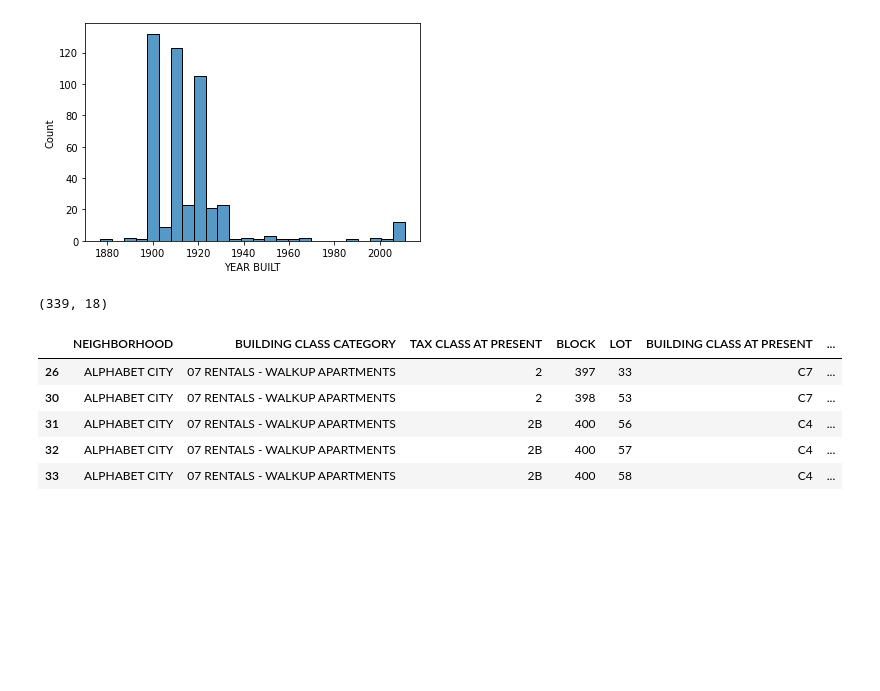
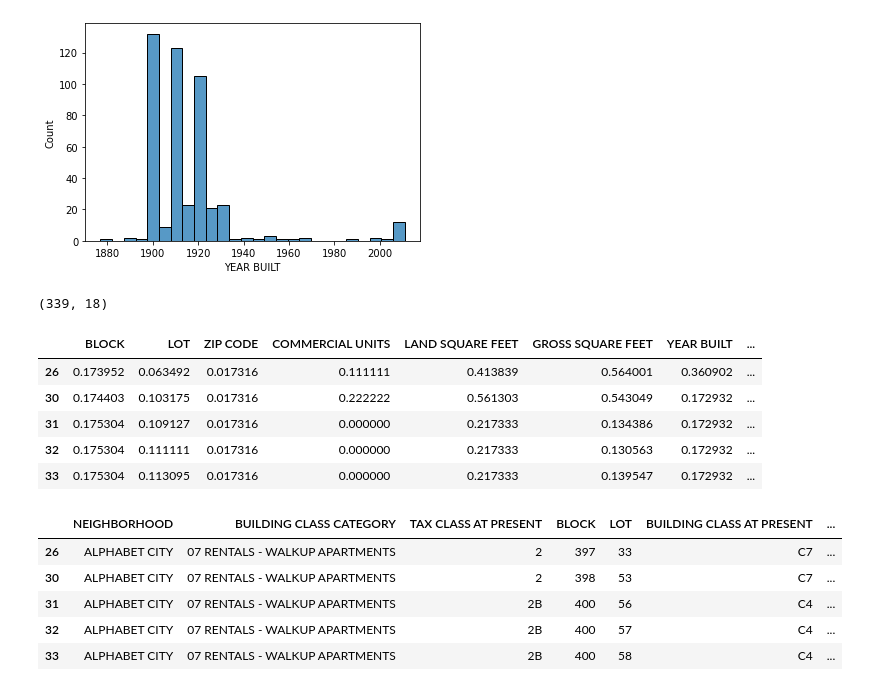
Before and after one commit to tasnmb/Manhattan-property-prices-analysis, a Jupyter notebook: cw_v2.ipynb, the cells around one changed output. Drawn from its saved outputs; the diff is of its cells as text; code cells hidden in the pictures; blank space fills up the shorter version.

```diff
--- a/cw_v2.ipynb
+++ b/cw_v2.ipynb
@@ -171,3 +169,19 @@ df.shape
+# %%
+def normalise(df):
+    num_cols=df.select_dtypes(include=[np.number]).copy()
+    df_norm=((num_cols-num_cols.min())/(num_cols.max()-num_cols.min()))
+    return df_norm
+
+df_norm=normalise(df)
+# %%
+df_norm.head()
+# %% [output]
+|  | BLOCK | LOT | ZIP CODE | COMMERCIAL UNITS | LAND SQUARE FEET | GROSS SQUARE FEET | YEAR BUILT | ... |
+| 26 | 0.173952 | 0.063492 | 0.017316 | 0.111111 | 0.413839 | 0.564001 | 0.360902 | ... |
+| 30 | 0.174403 | 0.103175 | 0.017316 | 0.222222 | 0.561303 | 0.543049 | 0.172932 | ... |
+| 31 | 0.175304 | 0.109127 | 0.017316 | 0.000000 | 0.217333 | 0.134386 | 0.172932 | ... |
+| 32 | 0.175304 | 0.111111 | 0.017316 | 0.000000 | 0.217333 | 0.130563 | 0.172932 | ... |
+| 33 | 0.175304 | 0.113095 | 0.017316 | 0.000000 | 0.217333 | 0.139547 | 0.172932 | ... |
 # %%
 df.head()
 # %% [output]
```
Also changed, not shown: parts of 12 cells of this notebook.
